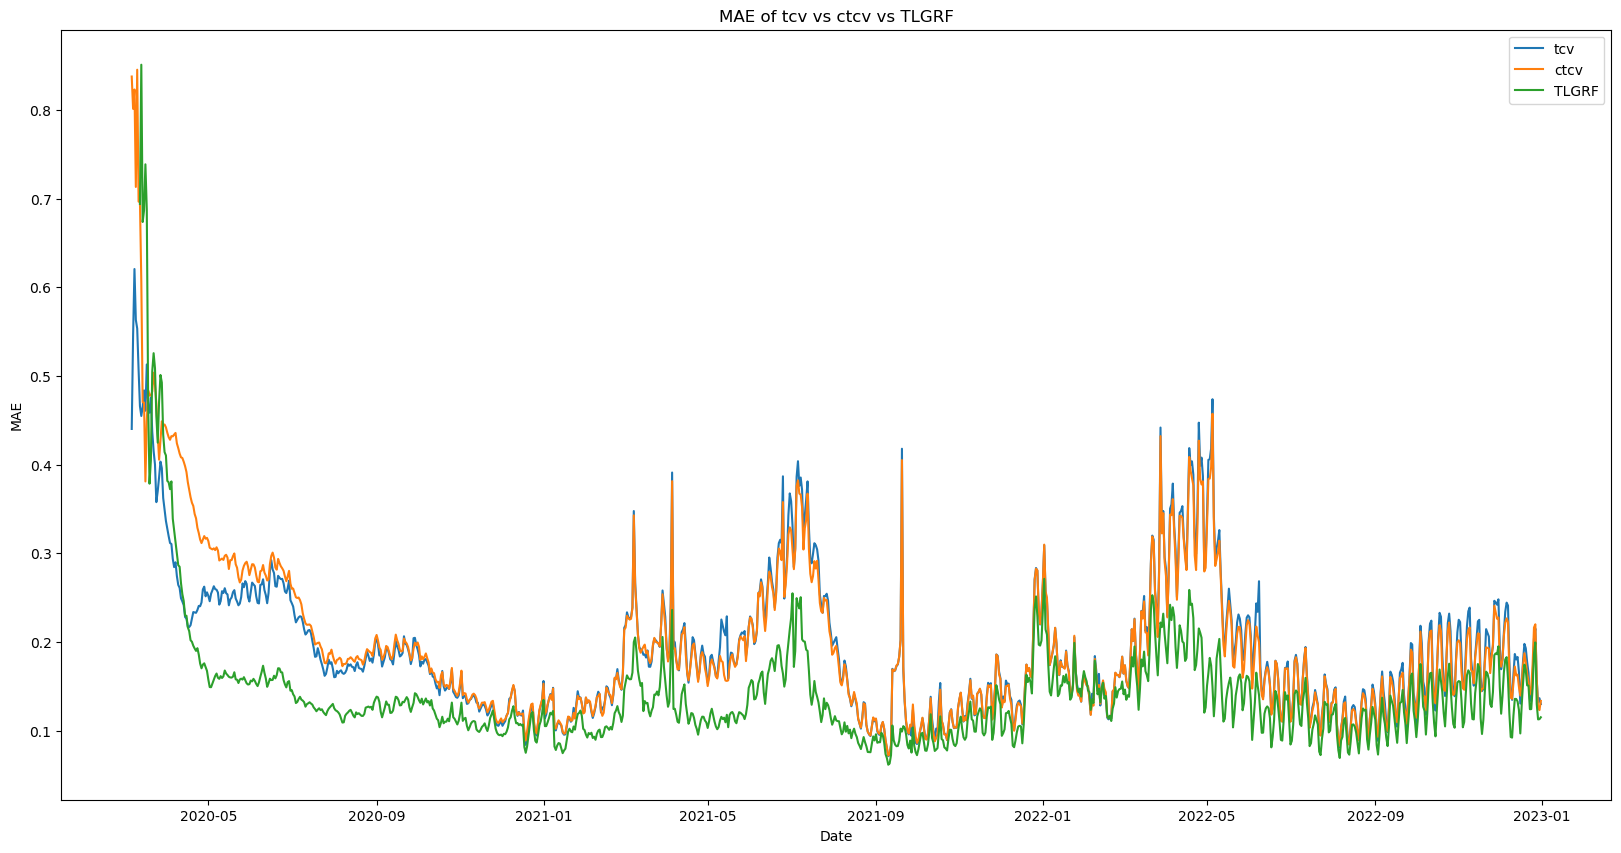
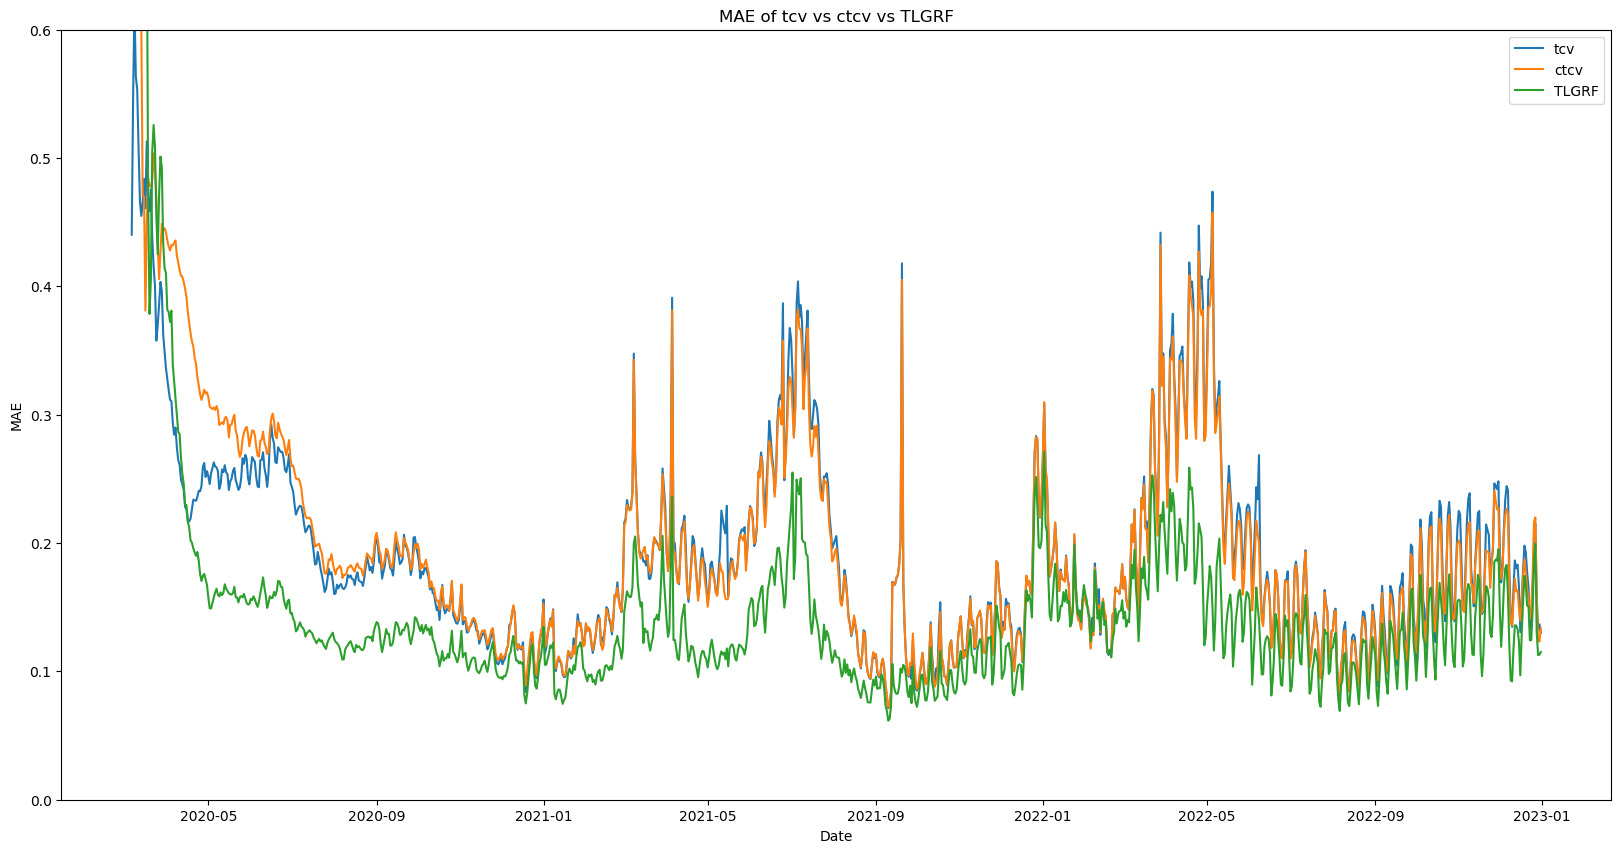
Unified diff of the notebook cell whose output changed from the first chart to the second:
--- before
+++ after
@@ -17,4 +17,5 @@
 plt.xlabel("Date")
 plt.ylabel("{}".format(metric))
+plt.ylim(0, ylim_dict[metric])
 plt.title("{} of tcv vs ctcv vs TLGRF".format(metric))
 plt.legend()

Commit: Update cumsum images